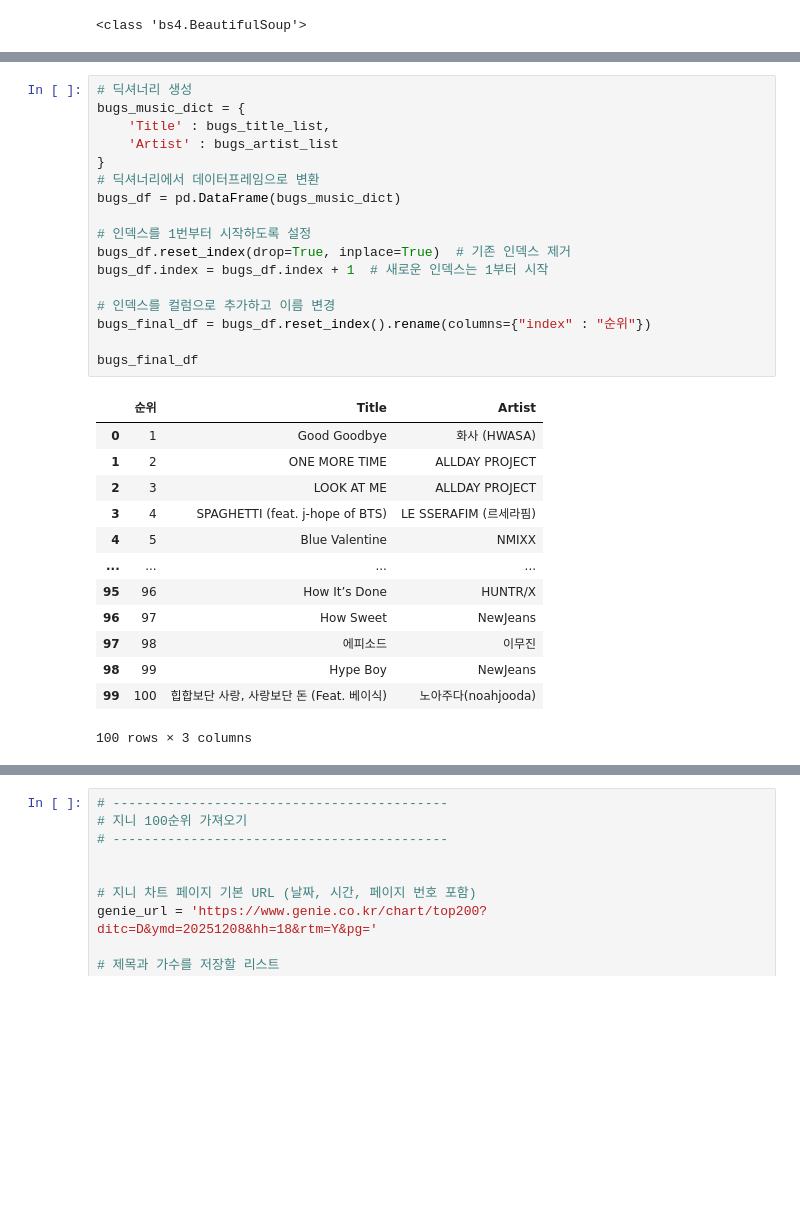
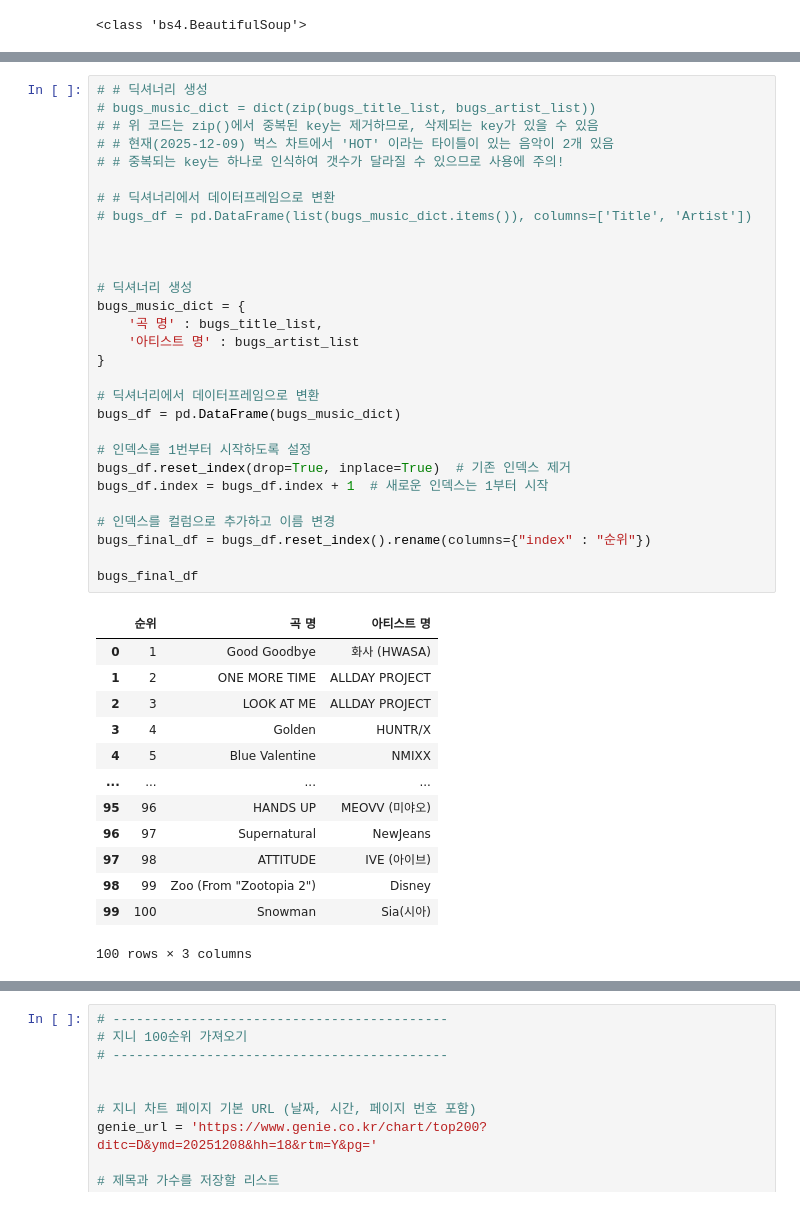
Before and after one commit to jeonggga/SESAC3_Study, a Jupyter notebook: 251205_music_chart.ipynb, the cells around one changed output, grey strips where cells are left out. Saved outputs shown, nothing was run; the diff lists cells and outputs as text; blank space fills up the shorter version.

```diff
--- a/251205_music_chart.ipynb
+++ b/251205_music_chart.ipynb
@@ -379,31 +390,43 @@ bugs_artist_list
 # %%
+# # 딕셔너리 생성
+# bugs_music_dict = dict(zip(bugs_title_list, bugs_artist_list))
+# # 위 코드는 zip()에서 중복된 key는 제거하므로, 삭제되는 key가 있을 수 있음
+# # 현재(2025-12-09) 벅스 차트에서 'HOT' 이라는 타이틀이 있는 음악이 2개 있음
+# # 중복되는 key는 하나로 인식하여 갯수가 달라질 수 있으므로 사용에 주의!
+
+# # 딕셔너리에서 데이터프레임으로 변환
+# bugs_df = pd.DataFrame(list(bugs_music_dict.items()), columns=['Title', 'Artist'])
+
+
+
 # 딕셔너리 생성
 bugs_music_dict = {
-    'Title' : bugs_title_list,
-    'Artist' : bugs_artist_list
+    '곡 명' : bugs_title_list,
+    '아티스트 명' : bugs_artist_list
 }
+
 # 딕셔너리에서 데이터프레임으로 변환
 bugs_df = pd.DataFrame(bugs_music_dict)
 
 # 인덱스를 1번부터 시작하도록 설정
 bugs_df.reset_index(drop=True, inplace=True)  # 기존 인덱스 제거
 bugs_df.index = bugs_df.index + 1  # 새로운 인덱스는 1부터 시작
 
 # 인덱스를 컬럼으로 추가하고 이름 변경
 bugs_final_df = bugs_df.reset_index().rename(columns={"index" : "순위"})
 
 bugs_final_df
 # %% [output]
-|  | 순위 | Title | Artist |
+|  | 순위 | 곡 명 | 아티스트 명 |
 | 0 | 1 | Good Goodbye | 화사 (HWASA) |
 | 1 | 2 | ONE MORE TIME | ALLDAY PROJECT |
 | 2 | 3 | LOOK AT ME | ALLDAY PROJECT |
-| 3 | 4 | SPAGHETTI (feat. j-hope of BTS) | LE SSERAFIM (르세라핌) |
+| 3 | 4 | Golden | HUNTR/X |
 | 4 | 5 | Blue Valentine | NMIXX |
 | ... | ... | ... | ... |
-| 95 | 96 | How It’s Done | HUNTR/X |
-| 96 | 97 | How Sweet | NewJeans |
-| 97 | 98 | 에피소드 | 이무진 |
-| 98 | 99 | Hype Boy | NewJeans |
-| 99 | 100 | 힙합보단 사랑, 사랑보단 돈 (Feat. 베이식) | 노아주다(noahjooda) |
+| 95 | 96 | HANDS UP | MEOVV (미야오) |
+| 96 | 97 | Supernatural | NewJeans |
+| 97 | 98 | ATTITUDE | IVE (아이브) |
+| 98 | 99 | Zoo (From "Zootopia 2") | Disney |
+| 99 | 100 | Snowman | Sia(시아) |
 100 rows × 3 columns
```
Also changed, not shown: parts of 16 cells of this notebook, 4 other files.
